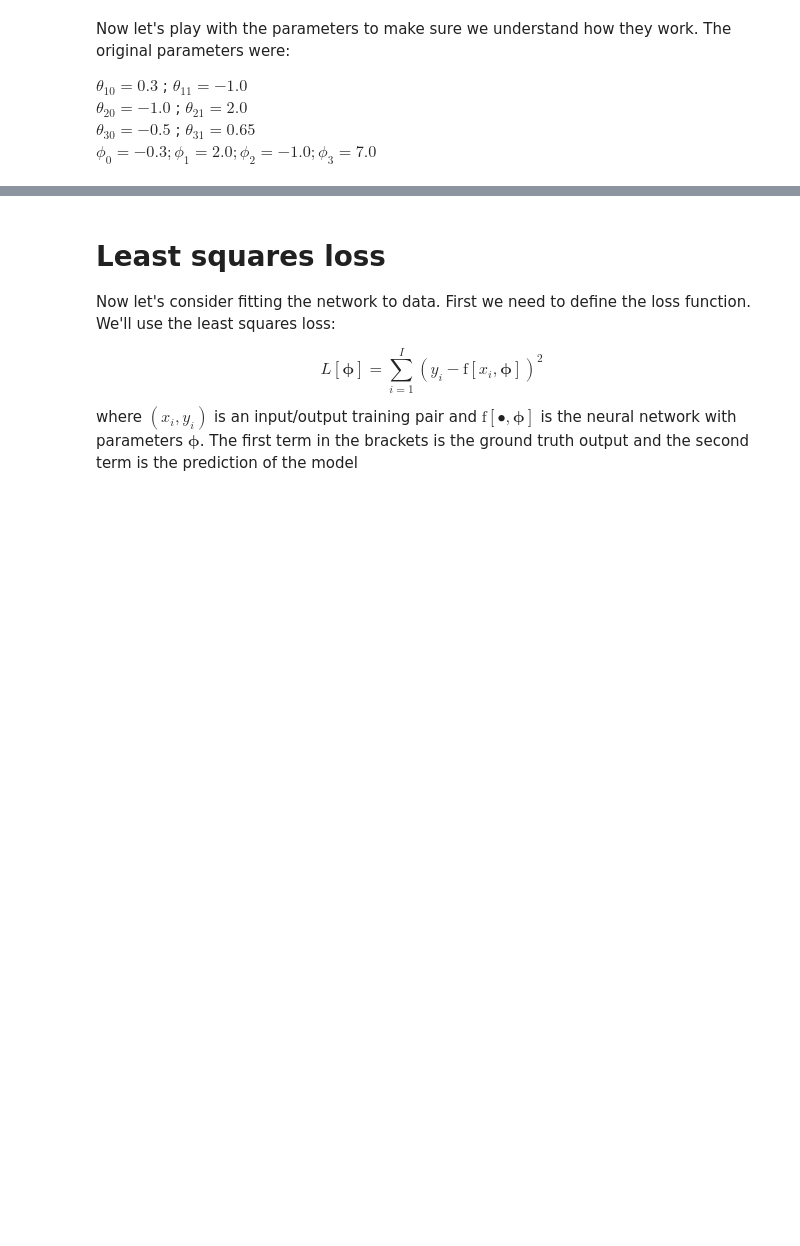
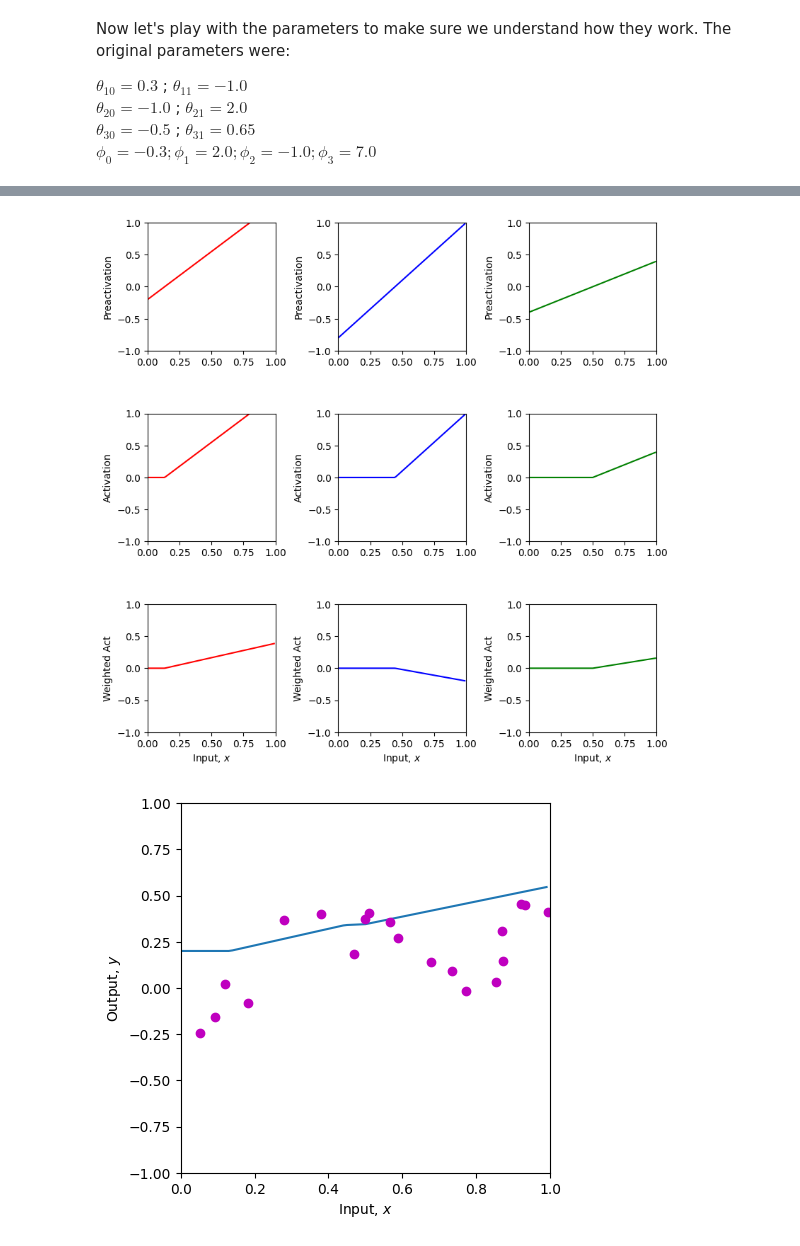
Before and after one commit to Exovayus/CSCI-167-Notebooks, a Jupyter notebook: 3_1_Shallow_Networks_I.ipynb, the cells around one changed output, grey strips where cells are left out. Cells and saved outputs as stored; diff of their text form; code cells hidden in the pictures; blank space fills up the shorter version.

```diff
--- a/3_1_Shallow_Networks_I.ipynb
+++ b/3_1_Shallow_Networks_I.ipynb
@@ -182,13 +276,3 @@ plot_neural(x, y, pre_1, pre_2, pre_3, act_1, act_2, act_3, w_act_1, w_act_2, w_
-# %% [markdown]
-# Least squares loss
-
-Now let's consider fitting the network to data.  First we need to define the loss function.  We'll use the least squares loss:
-
-\begin{equation}
-L[\boldsymbol\phi] = \sum_{i=1}^{I}(y_{i}-\text{f}[x_{i},\boldsymbol\phi])^2
-\end{equation}
-
-where $(x_i,y_i)$ is an input/output training pair and $\text{f}[\bullet,\boldsymbol\phi]$ is the neural network with parameters $\boldsymbol\phi$.  The first term in the brackets is the ground truth output and the second term is the prediction of the model
 # %%
 # Least squares function
 def least_squares_loss(y_train, y_predict):
@@ -201,38 +285,41 @@ def least_squares_loss(y_train, y_predict):
   return loss
 # %%
 # Now lets define some parameters, run the neural network, and compute the loss
-theta_10 =  0.3 ; theta_11 = -1.0
-theta_20 = -1.0  ; theta_21 = 2.0
-theta_30 = -0.5  ; theta_31 = 0.65
-phi_0 = -0.3; phi_1 = 2.0; phi_2 = -1.0; phi_3 = 7.0
+theta_10 = -0.2 ; theta_11 = 1.5
+theta_20 = -0.8  ; theta_21 = 1.8
+theta_30 = -0.4  ; theta_31 = 0.8
+phi_0 = 0.2; phi_1 = 0.3; phi_2 = -0.2; phi_3 = 0.4
 
 # Define a range of input values
 x = np.arange(0,1,0.01)
 
 x_train = np.array([0.09291784,0.46809093,0.93089486,0.67612654,0.73441752,0.86847339,\
                    0.49873225,0.51083168,0.18343972,0.99380898,0.27840809,0.38028817,\
                    0.12055708,0.56715537,0.92005746,0.77072270,0.85278176,0.05315950,\
                    0.87168699,0.58858043])
 y_train = np.array([-0.15934537,0.18195445,0.451270150,0.13921448,0.09366691,0.30567674,\
                     0.372291170,0.40716968,-0.08131792,0.41187806,0.36943738,0.3994327,\
                     0.019062570,0.35820410,0.452564960,-0.0183121,0.02957665,-0.24354444, \
                     0.148038840,0.26824970])
 
 # We run the neural network for each of these input values
 y, pre_1, pre_2, pre_3, act_1, act_2, act_3, w_act_1, w_act_2, w_act_3 = \
     shallow_1_1_3(x, ReLU, phi_0,phi_1,phi_2,phi_3, theta_10, theta_11, theta_20, theta_21, theta_30, theta_31)
 # And then plot it
 plot_neural(x, y, pre_1, pre_2, pre_3, act_1, act_2, act_3, w_act_1, w_act_2, w_act_3, plot_all=True, x_data = x_train, y_data = y_train)
 
 # Run the neural network on the training data
 y_predict, *_ = shallow_1_1_3(x_train, ReLU, phi_0,phi_1,phi_2,phi_3, theta_10, theta_11, theta_20, theta_21, theta_30, theta_31)
 
 # Compute the least squares loss and print it out
 loss = least_squares_loss(y_train,y_predict)
 print('Your Loss = %3.3f, True value = 9.385'%(loss))
 
-# TODO.  Manipulate the parameters (by hand!) to make the function
+#  Manipulate the parameters (by hand!) to make the function
 # fit the data better and try to reduce the loss to as small a number
 # as possible.  The best that I could do was 0.181
 # Tip... start by manipulating phi_0.
 # It's not that easy, so don't spend too much time on this!
+# %% [output]
+[figure, added]
+[figure, added]
```
Also changed, not shown: parts of 4 cells of this notebook.
